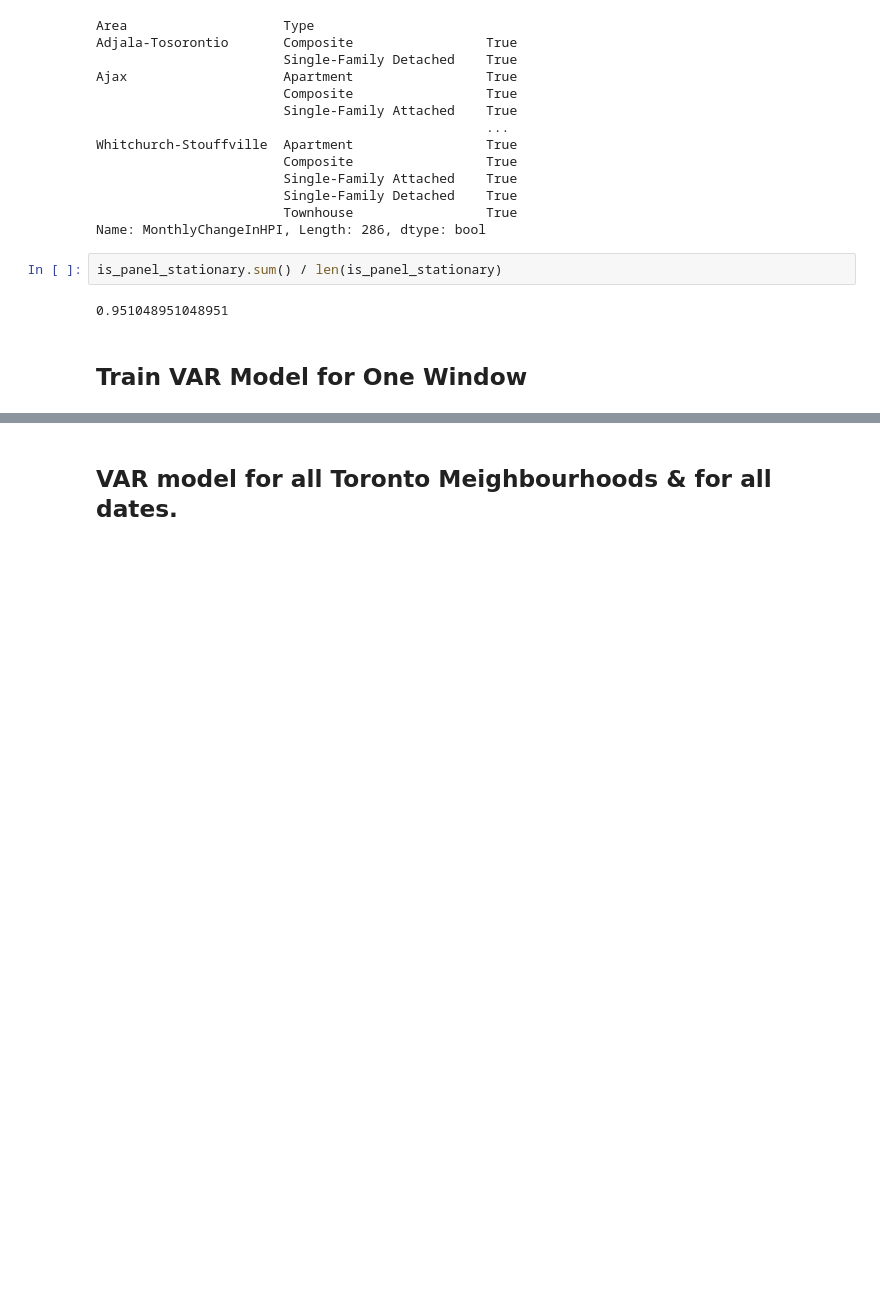
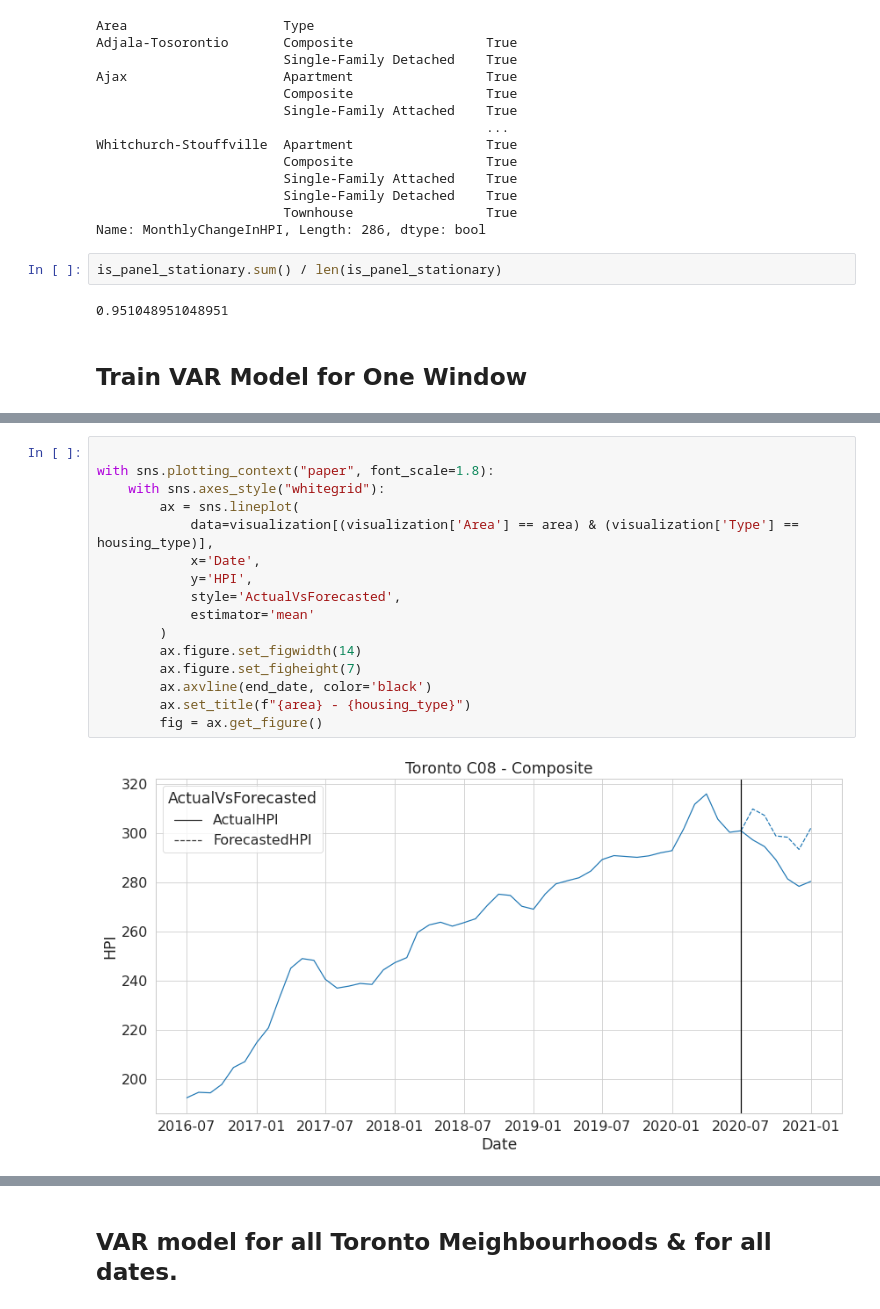
Before and after one commit to sinan-ozel/toronto-hpi, a Jupyter notebook: notebook/05.C.VAR-in-differences.ipynb, the cells around one changed output, grey strips where cells are left out. Saved outputs shown, nothing was run; the diff lists cells and outputs as text; blank space fills up the shorter version.

```diff
--- a/notebook/05.C.VAR-in-differences.ipynb
+++ b/notebook/05.C.VAR-in-differences.ipynb
@@ -169,0 +283,18 @@ forecast
+# %%
+
+with sns.plotting_context("paper", font_scale=1.8):
+    with sns.axes_style("whitegrid"):
+        ax = sns.lineplot(
+            data=visualization[(visualization['Area'] == area) & (visualization['Type'] == housing_type)],
+            x='Date',
+            y='HPI',
+            style='ActualVsForecasted',
+            estimator='mean'
+        )
+        ax.figure.set_figwidth(14)
+        ax.figure.set_figheight(7)
+        ax.axvline(end_date, color='black')
+        ax.set_title(f"{area} - {housing_type}")
+        fig = ax.get_figure()
+# %% [output]
+[figure, added]
```
Also changed, not shown: parts of 46 cells of this notebook, 1 other file.
